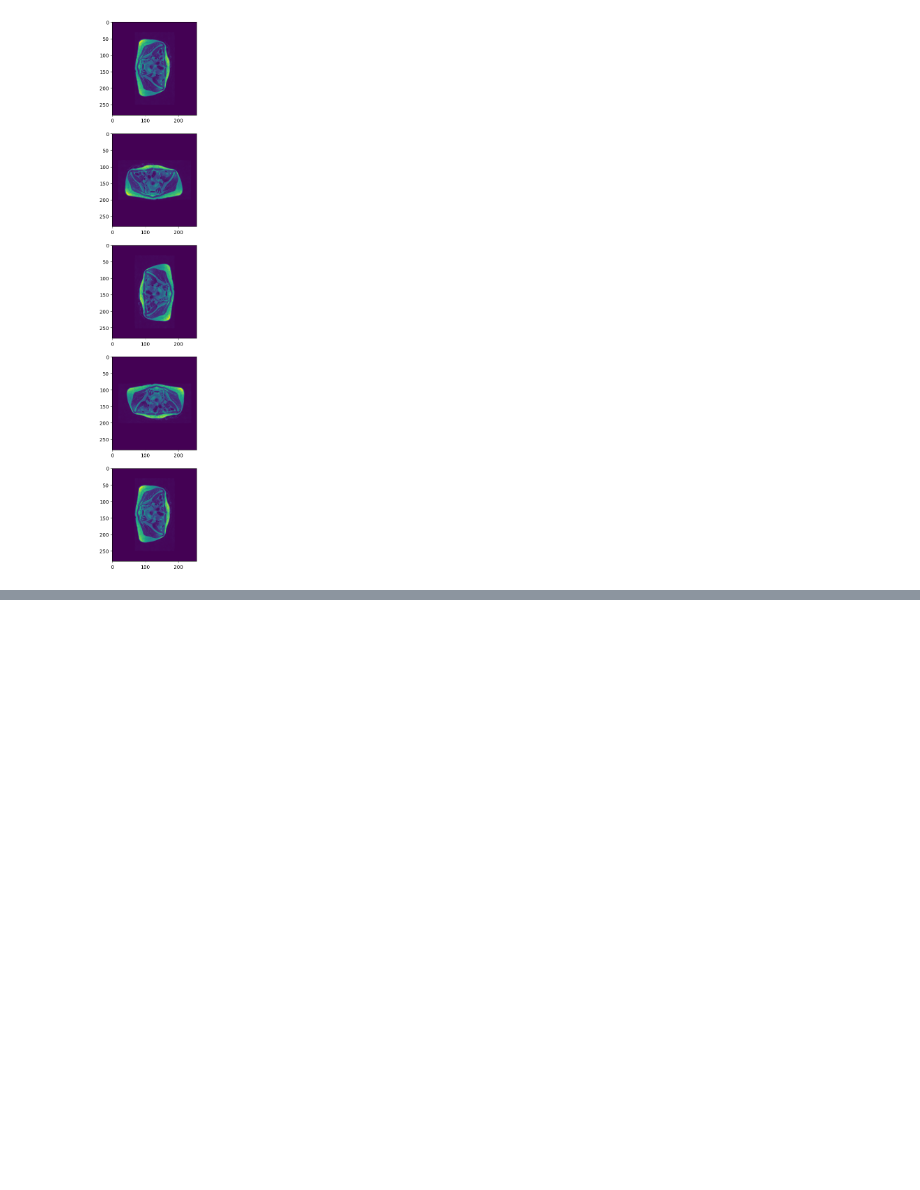
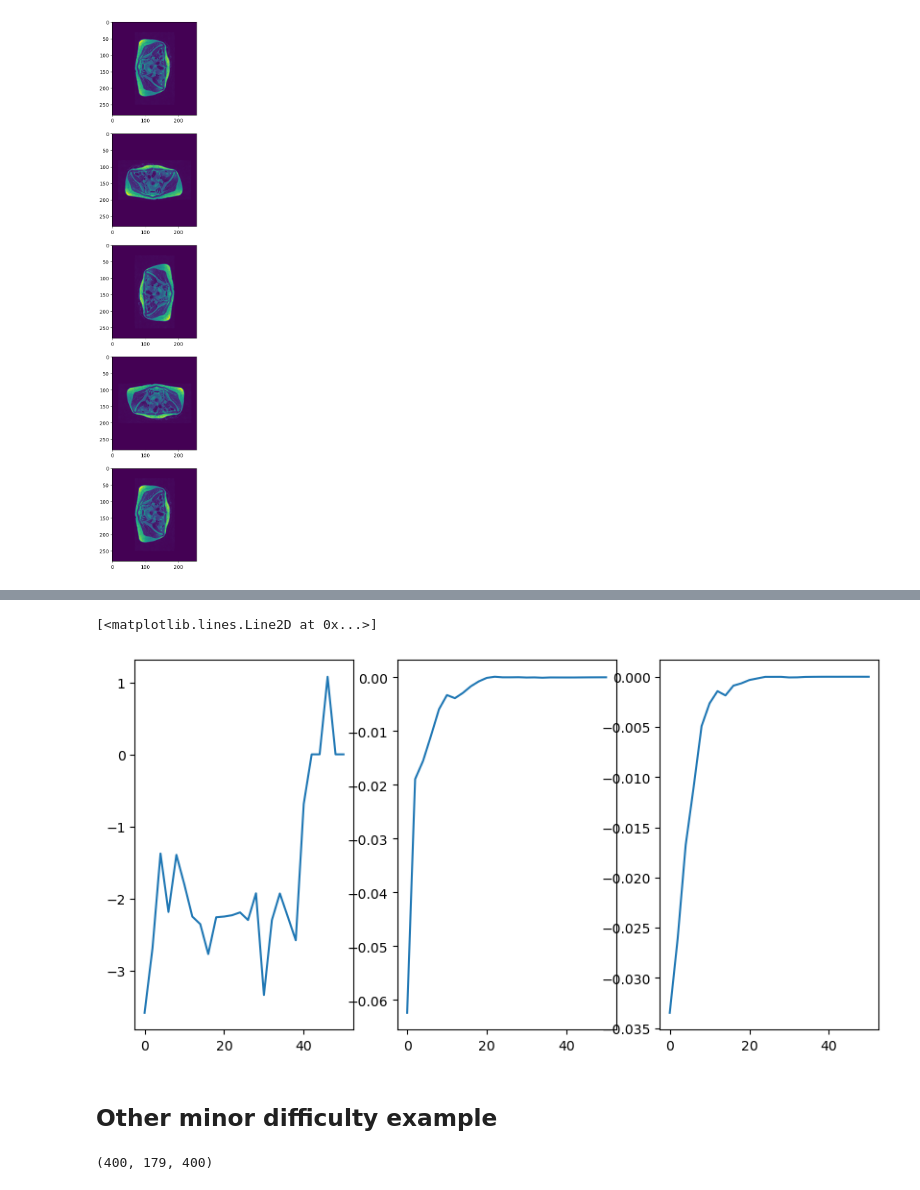
Before and after one commit to CharlineCuraut/Registration_IRM_T2_DWI_b0, a Jupyter notebook: registration_IRM_T2_DWI_b0.ipynb, the cells around one changed output, grey strips where cells are left out. Cells and saved outputs as stored; diff of their text form; code cells hidden in the pictures; blank space fills up the shorter version.

Commit message:
second example

```diff
--- a/registration_IRM_T2_DWI_b0.ipynb
+++ b/registration_IRM_T2_DWI_b0.ipynb
@@ -1043,7 +1006,7 @@ def gradient_rotation(theta, img1, img2, epsilon=5., verbose=0):
 # %%
 # Gradient descent optimization for translation only
 
-def gradient_descent_translation(cost_func, grad_func, initial_params, img1, img2, learning_rate=[100.,100.], max_iters=100):
+def gradient_descent_translation(cost_func, grad_func, initial_params, img1, img2, learning_rate=[100.,100.], max_iters=100, verbose=0):
     params = initial_params.copy()
     epsilon = 1e-3
     alpha = 5.
@@ -1064,7 +1027,8 @@ def gradient_descent_translation(cost_func, grad_func, initial_params, img1, img
             cost = cost_func(params, img1, img2)
             #print(f'd0 = {d0}, grads[0]*etha = {learning_rate[0] * grads[0]}')
             #print(f'd1 = {d1}, grads[1]*etha = {learning_rate[1] * grads[1]}')
-            print(f"STOP : Iteration {i}: Cost = {cost}, translation_params = {params}")
+            if verbose > 0 :
+                print(f"STOP : Iteration {i}: Cost = {cost}, translation_params = {params}")
             return params
 
 
@@ -1111,7 +1075,7 @@ def gradient_descent_translation(cost_func, grad_func, initial_params, img1, img
 
 
         # Print the cost every few iterations
-        if i % 10 == 0:
+        if verbose > 0 and i % 10 == 0:
             cost = cost_func(params, img1, img2)
             print(f"Iteration {i}: Cost = {cost}, translation_params = {params}")
 
@@ -1119,7 +1083,7 @@ def gradient_descent_translation(cost_func, grad_func, initial_params, img1, img
 # %%
 # Gradient descent optimization for rotation only
 
-def gradient_descent_rotation(cost_func, grad_func, initial_theta, img1, img2, learning_rate=100., max_iters=101):
+def gradient_descent_rotation(cost_func, grad_func, initial_theta, img1, img2, learning_rate=100., max_iters=101, verbose=0):
     epsilon = 1e-3
 
     for i in range(max_iters):
@@ -1129,7 +1093,8 @@ def gradient_descent_rotation(cost_func, grad_func, initial_theta, img1, img2, l
         # STOP condition
         if np.round(np.abs(grad),3) <= epsilon :
             cost = cost_func(initial_theta, img1, img2)
-            print(f"STOP : Iteration {i}: Cost = {cost}, teta = {initial_theta}")
+            if verbose > 0 :
+                print(f"STOP : Iteration {i}: Cost = {cost}, teta = {initial_theta}")
             return initial_theta
 
 
@@ -1138,7 +1103,7 @@ def gradient_descent_rotation(cost_func, grad_func, initial_theta, img1, img2, l
         initial_theta += d_theta
 
         # Print the cost every few iterations
-        if i % 10 == 0:
+        if verbose > 0 and i % 10 == 0:
             cost = cost_func(initial_theta, img1, img2)
             print(f"Iteration {i}: Cost = {cost}, teta = {initial_theta}")
 
@@ -1705,0 +1615,40 @@ plt.imshow(img2, cmap='gray')
+# %%
+liste_theta = []
+liste_dx = []
+liste_dy = []
+
+for i in range(len(liste_M)) :
+    M = liste_M[i]
+    theta_obt = np.rad2deg(np.arcsin(M[0,1]))
+    liste_theta.append(theta_obt)
+
+    rotation_matrix_for_theta = cv2.getRotationMatrix2D((cols/2, rows/2), theta_obt, 1)
+    dx = M[0,2] - rotation_matrix_for_theta[0,2]
+    dy = M[1,2] - rotation_matrix_for_theta[1,2]
+    liste_dx.append(dx)
+    liste_dy.append(dy)
+
+plt.figure(figsize=(10,5))
+plt.subplot(1,3,1)
+plt.plot(nums, liste_theta)
+
+plt.subplot(1,3,2)
+plt.plot(nums, liste_dx)
+
+plt.subplot(1,3,3)
+plt.plot(nums, liste_dy)
+# %% [output]
+[<matplotlib.lines.Line2D at 0x...>]
+[figure, added]
+# %% [markdown]
+## Other minor difficulty example
+# %%
+## load images : b0, T2, mask_T2 and segmentation T2
+minorbis_b0, affine_minorbis_b0 = load_nii('minor', '1-2-61_200629', '1-2-61_200629_b0DWI.nii')
+minorbis_T2, affine_minorbis_T2 = load_nii('minor', '1-2-61_200629', '1-2-61_200629_coroT2Cube.nii')
+minorbis_T2_mask, affine_minorbis_T2_mask = load_nii('minor', '1-2-61_200629', '1-2-61_200629_T2Mask.nii')
+minorbis_Segmentation_T2, affine_minorbis_T2_seg = load_nii('minor', '1-2-61_200629', '1-2-61_200629_Segmentation.nii')
+
+print(minor_T2.shape)
+# %% [output]
+(400, 179, 400)
```
Also changed, not shown: parts of 40 cells of this notebook.
